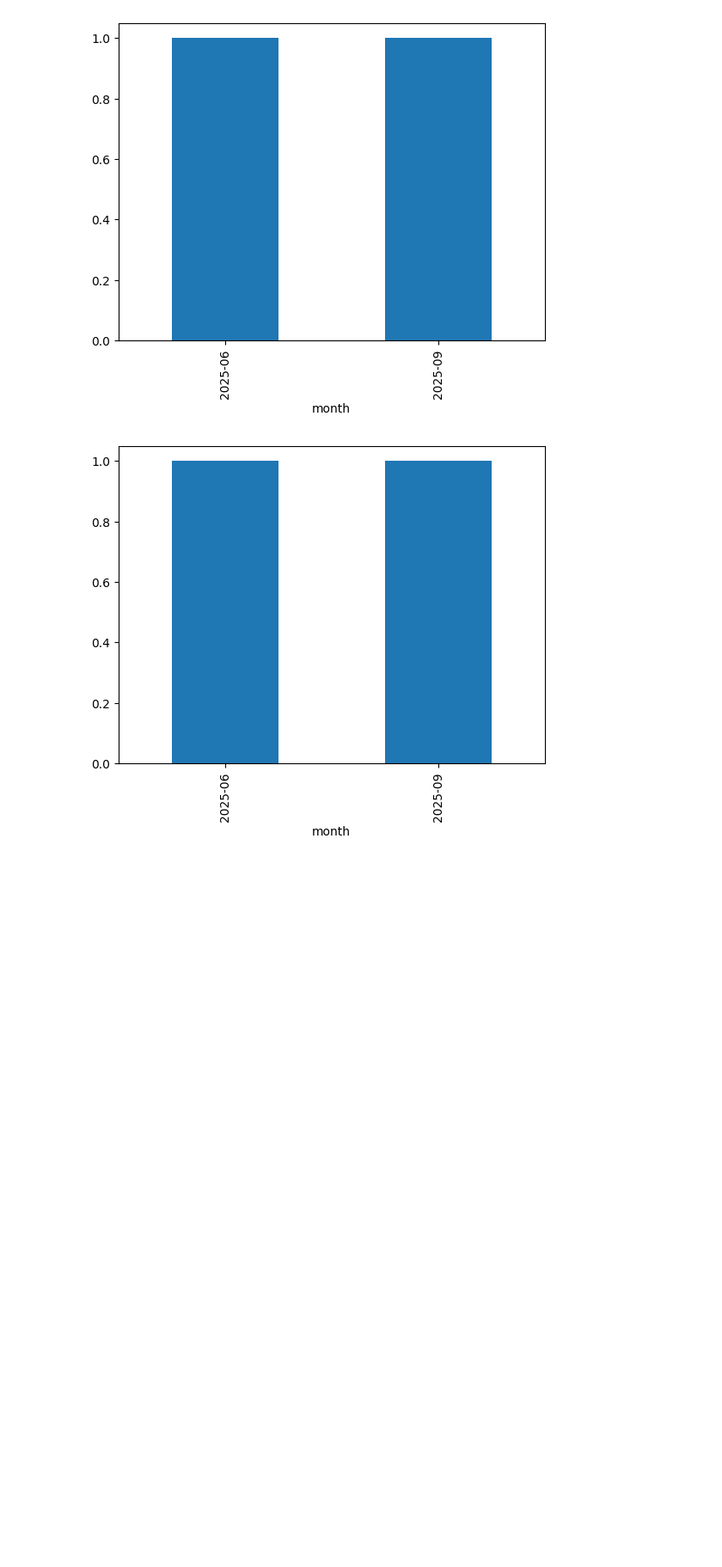
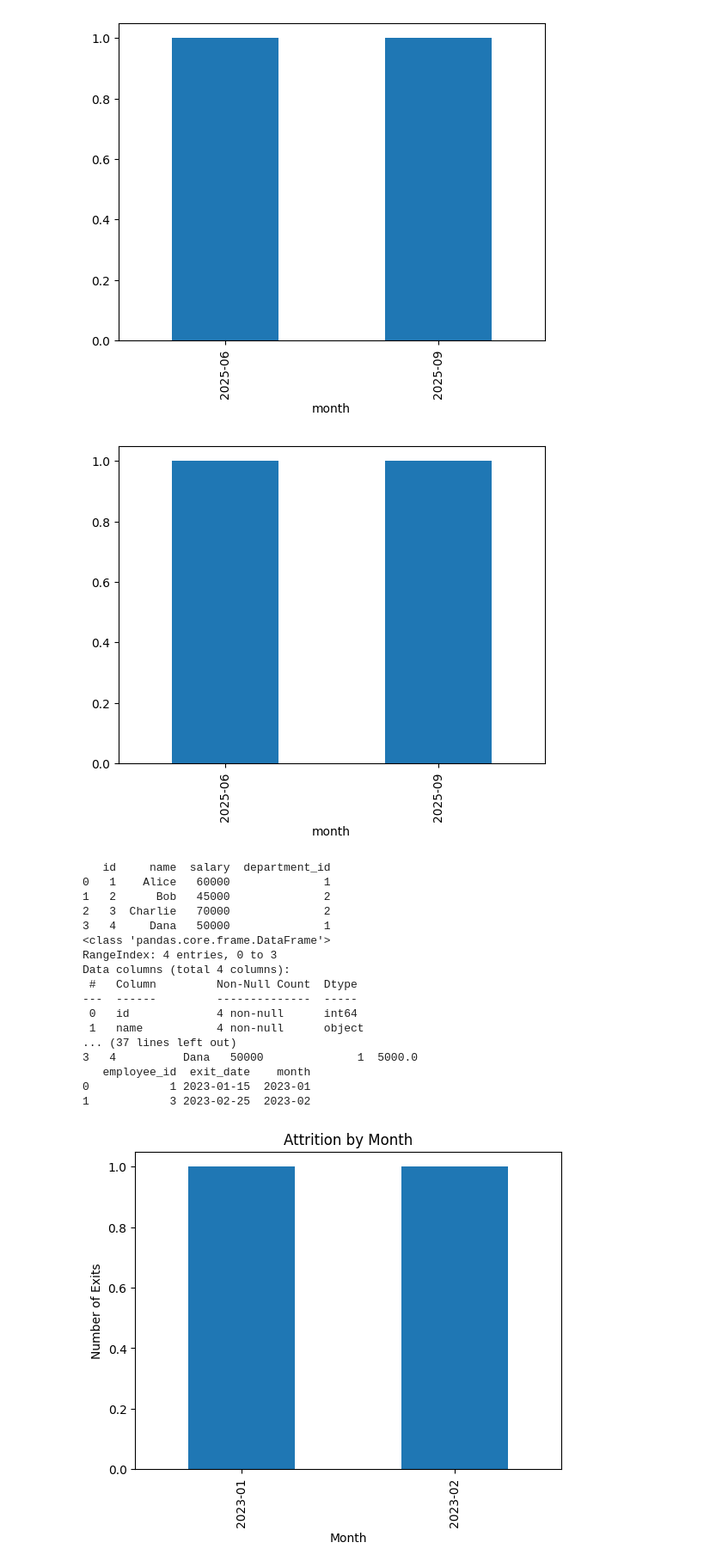
Before and after one commit to hmp36/hr-sqlite-demo, a Jupyter notebook: hr_pandas_demo.ipynb, the cells around one changed output. Shown: that part at 86% size. Saved outputs shown, nothing was run; the diff lists cells and outputs as text; code cells hidden in the pictures; blank space fills up the shorter version.

Commit message:
Update HR Pandas demo notebook

```diff
--- a/hr_pandas_demo.ipynb
+++ b/hr_pandas_demo.ipynb
@@ -162,3 +162,82 @@ attrition["month"].value_counts().sort_index().plot(kind="bar")
 plt.show()
 # %% [output]
 [figure]
+# %%
+# 🐼 Pandas Cheat Sheet - Consolidated Examples
+
+import pandas as pd
+import matplotlib.pyplot as plt
+
+# --- Create DataFrame ---
+employees = pd.DataFrame({
+    "id": [1, 2, 3, 4],
+    "name": ["Alice", "Bob", "Charlie", "Dana"],
+    "salary": [60000, 45000, 70000, 50000],
+    "department_id": [1, 2, 2, 1]
+})
+
+departments = pd.DataFrame({
+    "id": [1, 2],
+    "department_name": ["HR", "Engineering"]
+})
+
+attrition = pd.DataFrame({
+    "employee_id": [1, 3],
+    "exit_date": pd.to_datetime(["2023-01-15", "2023-02-25"])
+})
+
+# --- Inspect Data ---
+print(employees.head())
+print(employees.info())
+print(employees.describe())
+
+# --- Filtering (SQL WHERE) ---
+print(employees[employees["salary"] > 50000])
+print(employees[employees["department_id"] == 2])
+
+# --- Grouping & Aggregation (SQL GROUP BY) ---
+print(employees.groupby("department_id")["salary"].mean())
+print(employees.groupby("department_id")["id"].count())
+
+# --- Joining Tables (SQL JOIN) ---
+merged = employees.merge(departments, left_on="department_id", right_on="id")
+print(merged)
+
+# --- Column Operations ---
+employees["bonus"] = employees["salary"] * 0.1
+employees.rename(columns={"name": "employee_name"}, inplace=True)
+print(employees)
+
+# --- Dates & Time ---
+attrition["month"] = attrition["exit_date"].dt.to_period("M")
+print(attrition)
+
+# --- Visualization ---
+attrition["month"].value_counts().sort_index().plot(kind="bar")
+plt.title("Attrition by Month")
+plt.xlabel("Month")
+plt.ylabel("Number of Exits")
+plt.show()
+
+employees["salary"].plot(kind="hist")
+plt.title("Salary Distribution")
+plt.show()
+# %% [output]
+   id     name  salary  department_id
+0   1    Alice   60000              1
+1   2      Bob   45000              2
+2   3  Charlie   70000              2
+3   4     Dana   50000              1
+<class 'pandas.core.frame.DataFrame'>
+RangeIndex: 4 entries, 0 to 3
+Data columns (total 4 columns):
+ #   Column         Non-Null Count  Dtype
+---  ------         --------------  -----
+ 0   id             4 non-null      int64
+ 1   name           4 non-null      object
+... (37 lines left out)
+3   4          Dana   50000              1  5000.0
+   employee_id  exit_date    month
+0            1 2023-01-15  2023-01
+1            3 2023-02-25  2023-02
+[figure, added]
```
Also changed, not shown: parts of 1 cell of this notebook.
